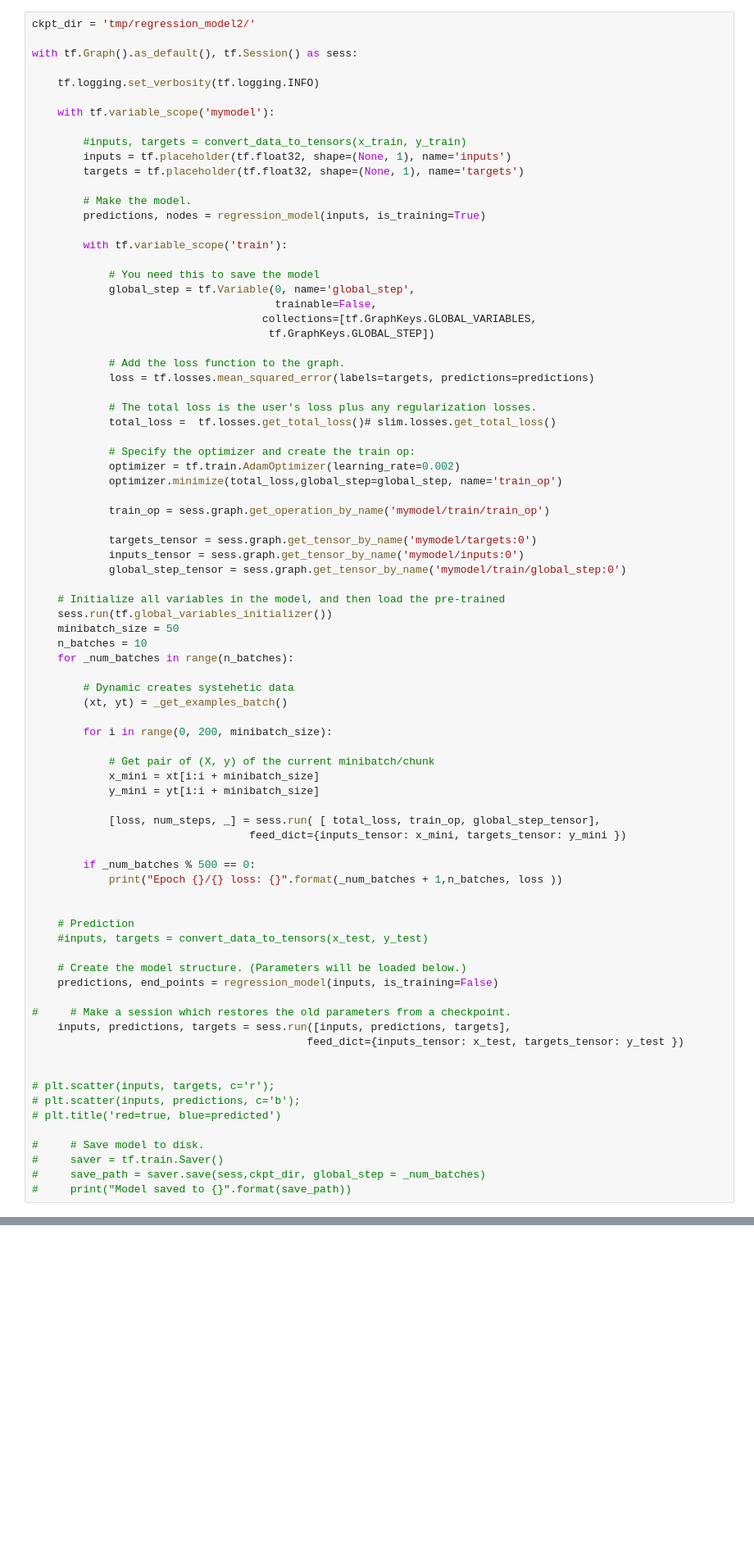
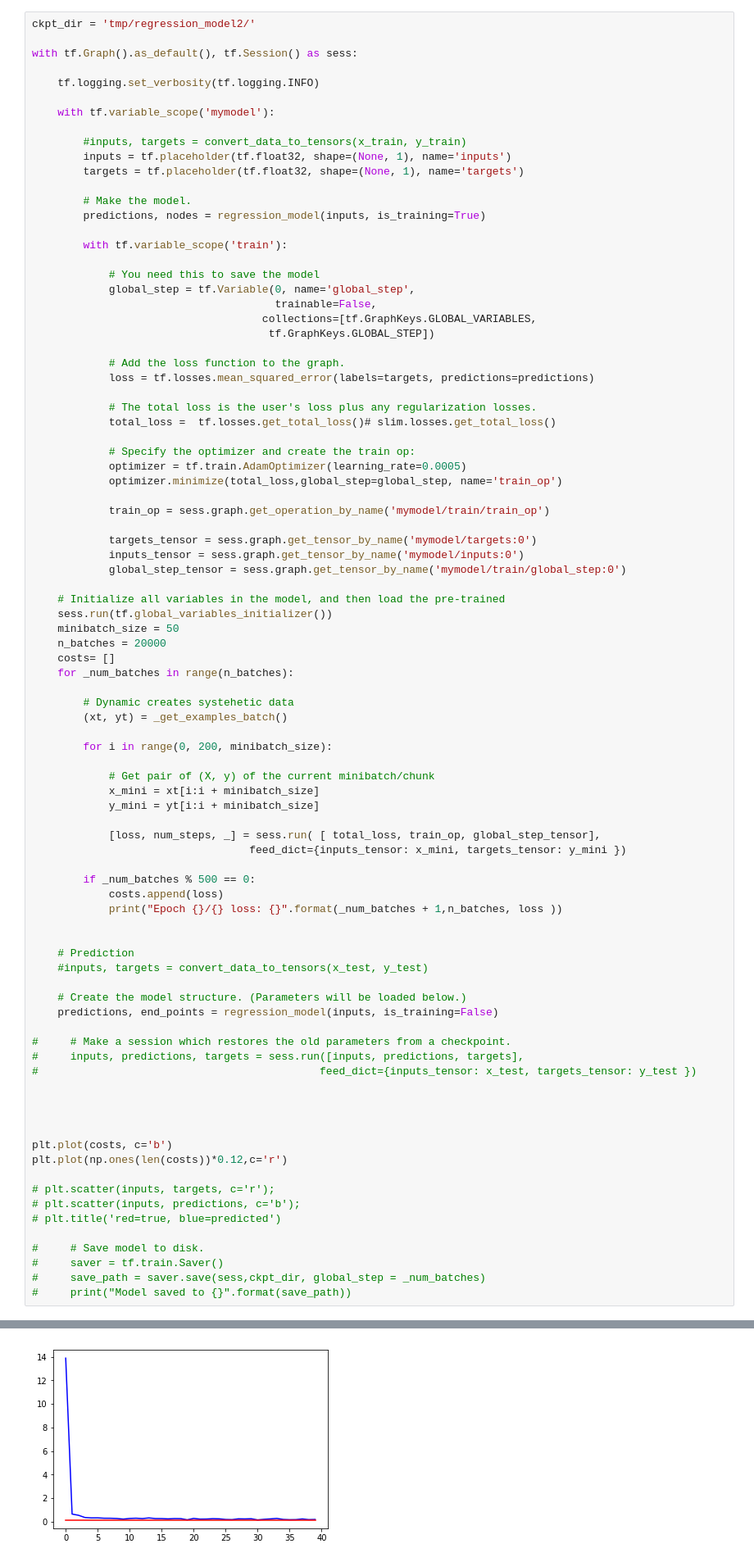
Before and after one commit to leandroohf/ds_pragmatic_programming, a Jupyter notebook: ds_pragmatic_programming_deeplearning.ipynb, the cells around one changed output, grey strips where cells are left out. Shown at 82% size. Cells and saved outputs as stored; diff of their text form; blank space fills up the shorter version.

```diff
--- a/ds_pragmatic_programming_deeplearning.ipynb
+++ b/ds_pragmatic_programming_deeplearning.ipynb
@@ -601,7 +601,7 @@ with tf.Graph().as_default(), tf.Session() as sess:
             total_loss =  tf.losses.get_total_loss()# slim.losses.get_total_loss()
 
             # Specify the optimizer and create the train op:
-            optimizer = tf.train.AdamOptimizer(learning_rate=0.002)
+            optimizer = tf.train.AdamOptimizer(learning_rate=0.0005)
             optimizer.minimize(total_loss,global_step=global_step, name='train_op')
 
             train_op = sess.graph.get_operation_by_name('mymodel/train/train_op')
@@ -613,7 +613,8 @@ with tf.Graph().as_default(), tf.Session() as sess:
     # Initialize all variables in the model, and then load the pre-trained
     sess.run(tf.global_variables_initializer())
     minibatch_size = 50
-    n_batches = 10
+    n_batches = 20000
+    costs= []
     for _num_batches in range(n_batches):
 
         # Dynamic creates systehetic data
@@ -629,6 +630,7 @@ with tf.Graph().as_default(), tf.Session() as sess:
                                   feed_dict={inputs_tensor: x_mini, targets_tensor: y_mini })
 
         if _num_batches % 500 == 0:
+            costs.append(loss)
             print("Epoch {}/{} loss: {}".format(_num_batches + 1,n_batches, loss ))
 
 
@@ -639,9 +641,14 @@ with tf.Graph().as_default(), tf.Session() as sess:
     predictions, end_points = regression_model(inputs, is_training=False)
 
 #     # Make a session which restores the old parameters from a checkpoint.
-    inputs, predictions, targets = sess.run([inputs, predictions, targets],
-                                           feed_dict={inputs_tensor: x_test, targets_tensor: y_test })
+#     inputs, predictions, targets = sess.run([inputs, predictions, targets],
+#                                            feed_dict={inputs_tensor: x_test, targets_tensor: y_test })
 
+
+
+
+plt.plot(costs, c='b')
+plt.plot(np.ones(len(costs))*0.12,c='r')
 
 # plt.scatter(inputs, targets, c='r');
 # plt.scatter(inputs, predictions, c='b');
@@ -660,3 +680,4 @@ Caused by op 'deep_regression/prediction/biases/read', defined at:
+[figure, added]
 # %% [markdown]
 #### Test
 # %%
```
Also changed, not shown: parts of 1 cell of this notebook, 3 other files.
